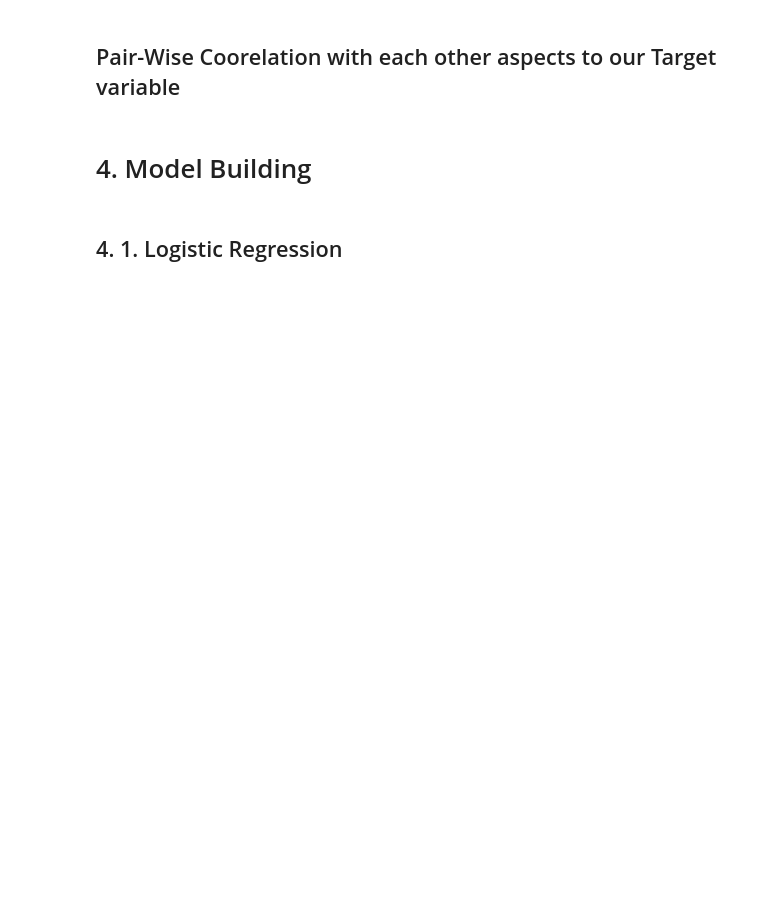
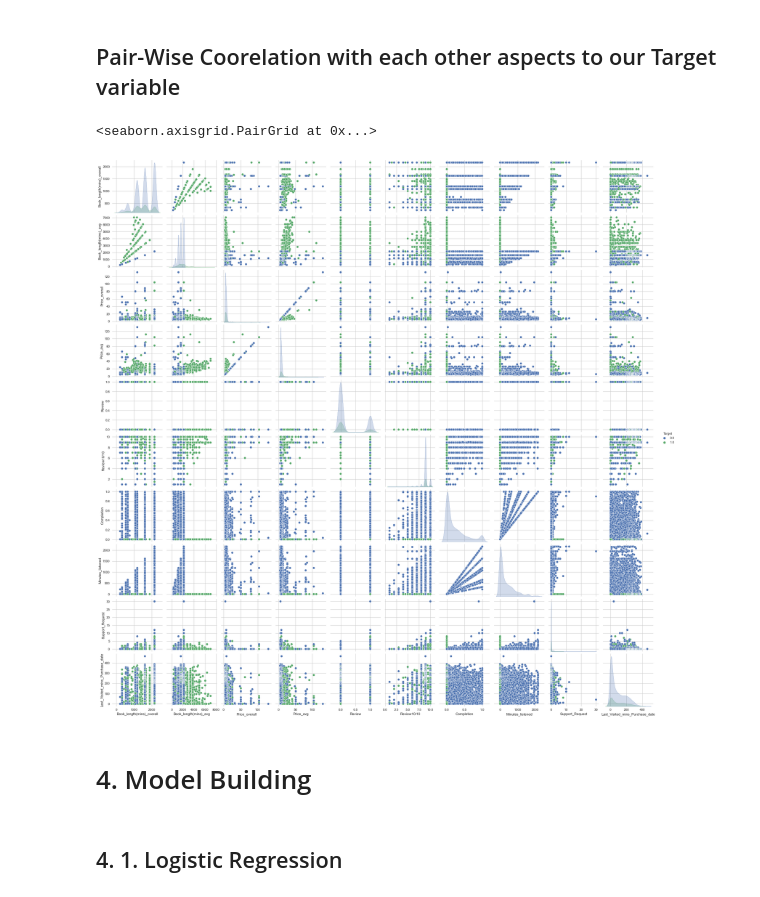
Before and after one commit to AshwinUniyal/Major_Project, a Jupyter notebook: Stage 2 Churn rate duplicatesRemoved-Copy1.ipynb, the cells around one changed output. Saved outputs shown, nothing was run; the diff lists cells and outputs as text; code cells hidden in the pictures; blank space fills up the shorter version.

```diff
--- a/Stage 2 Churn rate duplicatesRemoved-Copy1.ipynb
+++ b/Stage 2 Churn rate duplicatesRemoved-Copy1.ipynb
@@ -376,7 +376,10 @@ sns.pairplot(r_data.iloc[:,0:10])
 # %% [markdown]
 ## Pair-Wise Coorelation with each other aspects to our Target variable
 # %%
-# sns.pairplot(r_data.iloc[:,0:11],hue="Target")
+sns.pairplot(r_data.iloc[:,0:11],hue="Target")
+# %% [output]
+<seaborn.axisgrid.PairGrid at 0x...>
+[figure, added]
 # %% [markdown]
 # 4. Model Building
 # %% [markdown]
```
Also changed, not shown: parts of 45 cells of this notebook, 1 other file.
